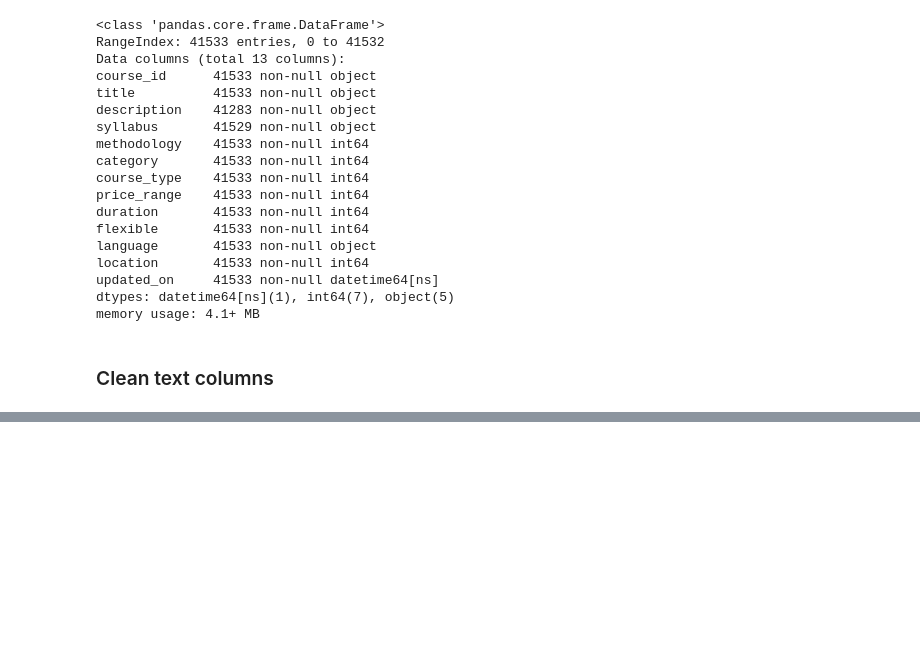
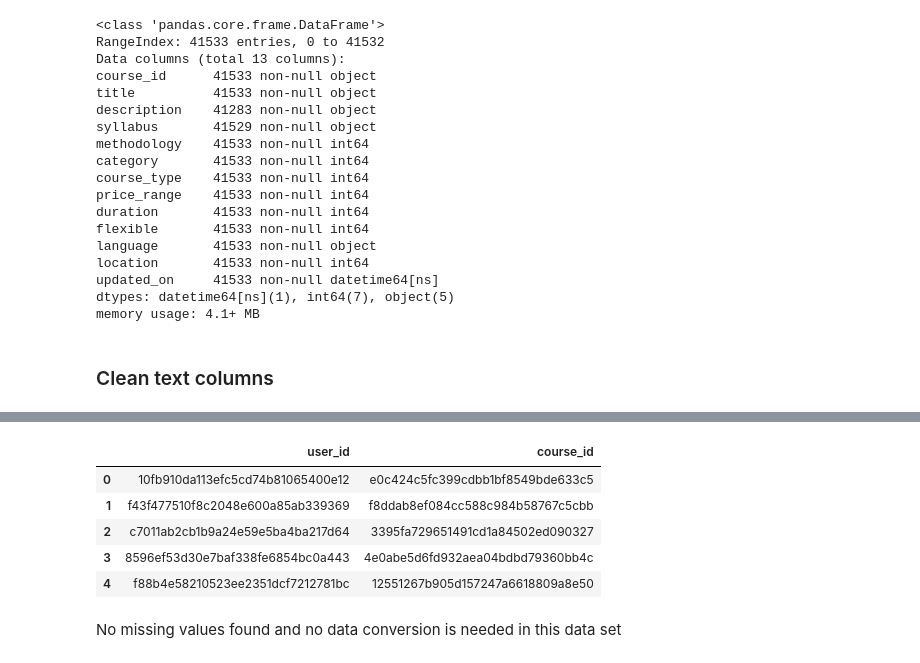
Before and after one commit to fdelgados/recommendations-web, a Jupyter notebook: notebooks/Cleaning.ipynb, the cells around one changed output, grey strips where cells are left out. Saved outputs shown, nothing was run; the diff lists cells and outputs as text; code cells hidden in the pictures; blank space fills up the shorter version.

```diff
--- a/notebooks/Cleaning.ipynb
+++ b/notebooks/Cleaning.ipynb
@@ -210,0 +293,11 @@ courses.to_csv('../data/clean/courses.csv', index=False)
+# %%
+leads.head()
+# %% [output]
+|  | user_id | course_id |
+| 0 | 10fb910da113efc5cd74b81065400e12 | e0c424c5fc399cdbb1bf8549bde633c5 |
+| 1 | f43f477510f8c2048e600a85ab339369 | f8ddab8ef084cc588c984b58767c5cbb |
+| 2 | c7011ab2cb1b9a24e59e5ba4ba217d64 | 3395fa729651491cd1a84502ed090327 |
+| 3 | 8596ef53d30e7baf338fe6854bc0a443 | 4e0abe5d6fd932aea04bdbd79360bb4c |
+| 4 | f88b4e58210523ee2351dcf7212781bc | 12551267b905d157247a6618809a8e50 |
+# %% [markdown]
+No missing values found and no data conversion is needed in this data set
```
Also changed, not shown: parts of 17 cells of this notebook, 12 other files.
